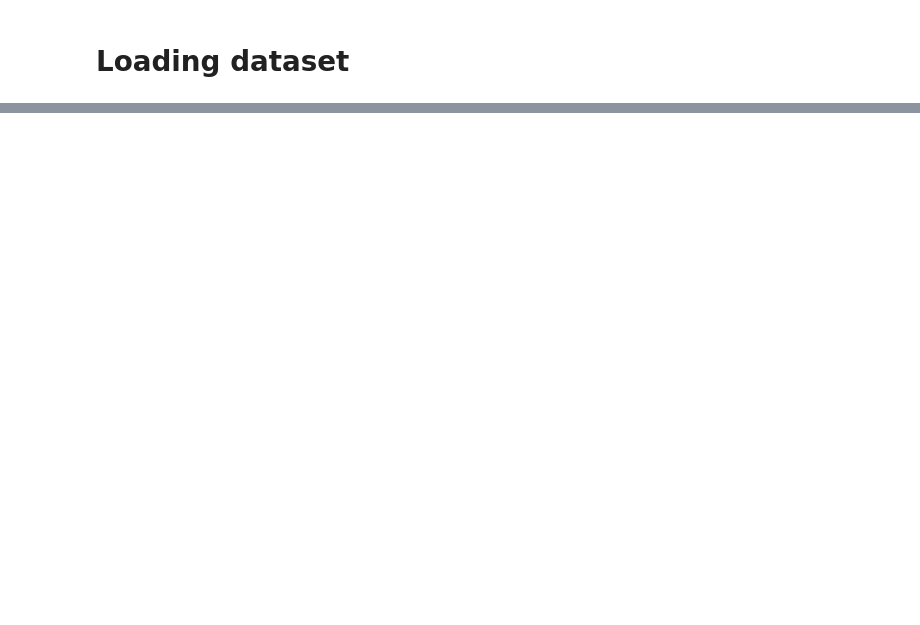
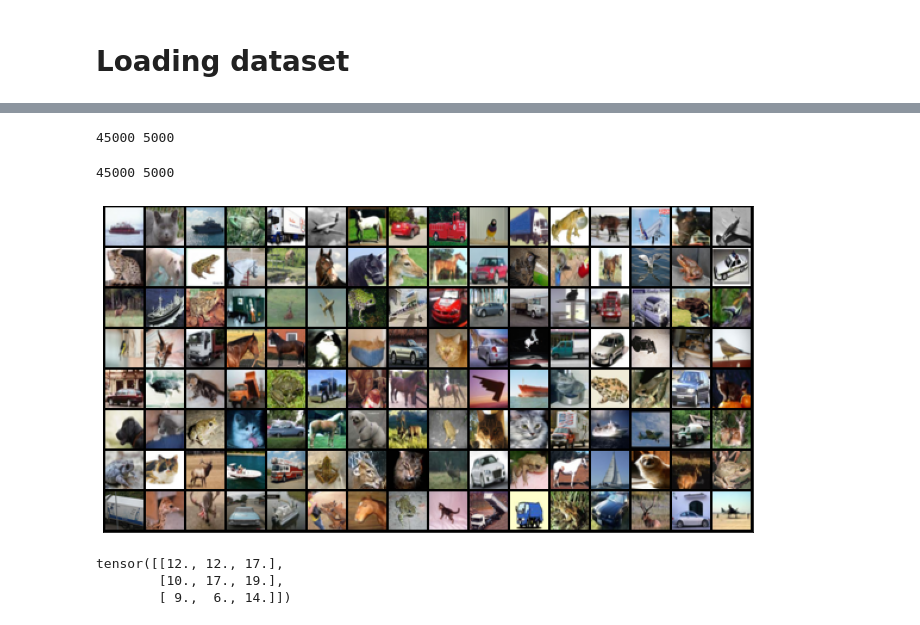
Before and after one commit to loveplay1983/zero-to-gan-practice-xuan, a Jupyter notebook: 04-cifar10-cnn/04-cnn-practice.ipynb, the cells around one changed output, grey strips where cells are left out. Cells and saved outputs as stored; diff of their text form; code cells hidden in the pictures; blank space fills up the shorter version.

```diff
--- a/04-cifar10-cnn/04-cnn-practice.ipynb
+++ b/04-cifar10-cnn/04-cnn-practice.ipynb
@@ -98,0 +141,28 @@ TypeError: Invalid shape (3, 32, 32) for image data
+# %%
+val_size = 5000
+train_size = len(dataset) - val_size
+print(train_size, val_size)
+# %% [output]
+45000 5000
+# %%
+train_ds, val_ds = random_split(dataset, [train_size, val_size])  # random split the dataset with trian and val
+print(len(train_ds), len(val_ds))
+# %% [output]
+45000 5000
+# %%
+batch_size = 128
+# %%
+train_dl = DataLoader(train_ds, batch_size, shuffle=True, num_workers=4, pin_memory=True)
+val_dl = DataLoader(val_ds, batch_size, shuffle=True, num_workers=4, pin_memory=True)
+# %%
+def show_batch(dataloader):
+    for imgs, lbls in dataloader:
+        fig, ax = plt.subplots(figsize=(12, 6))
+        # configure the x and y axies label to be blank
+        ax.set_xticks([]); ax.set_yticks([])
+        ax.imshow(make_grid(imgs, nrow=16).permute(1,2,0))
+        break
+# %%
+show_batch(train_dl)
+# %% [output]
+[figure, added]
@@ -98,0 +210,6 @@ TypeError: Invalid shape (3, 32, 32) for image data
+# %%
+apply_kernel(sample_image, sample_kernel)
+# %% [output]
+tensor([[12., 12., 17.],
+        [10., 17., 19.],
+        [ 9.,  6., 14.]])
```
Also changed, not shown: parts of 14 cells of this notebook, 2 other files.
